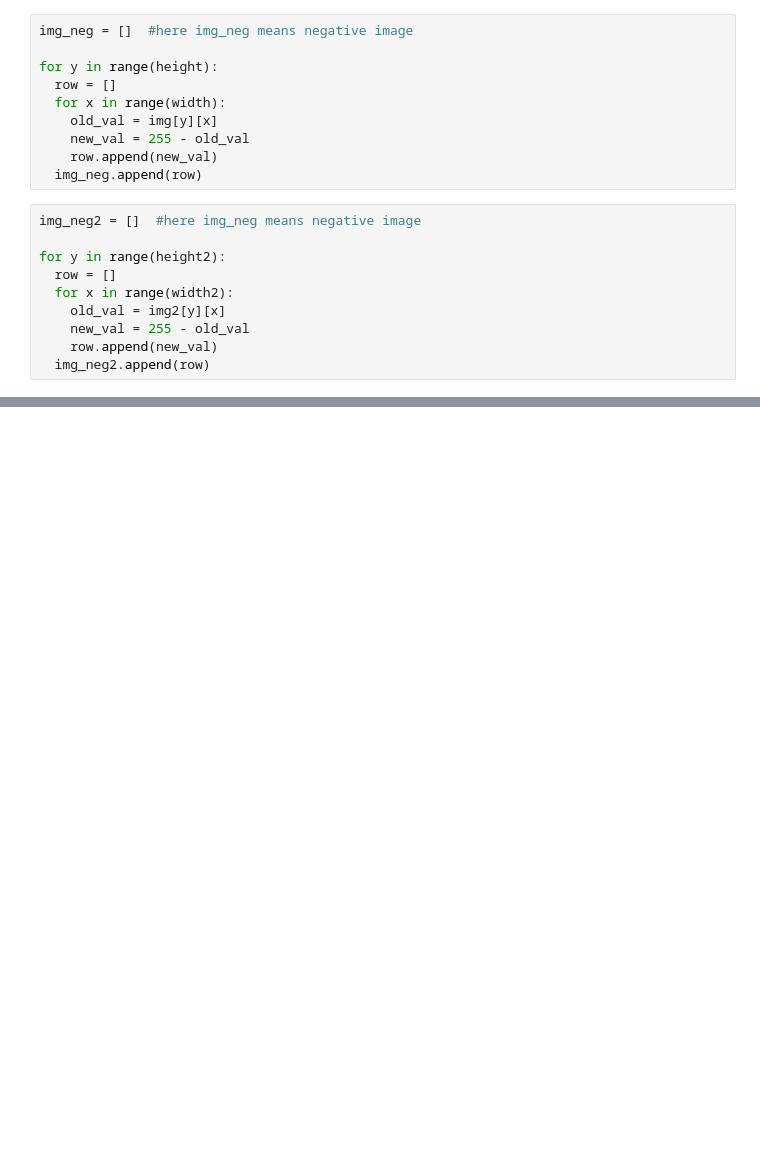
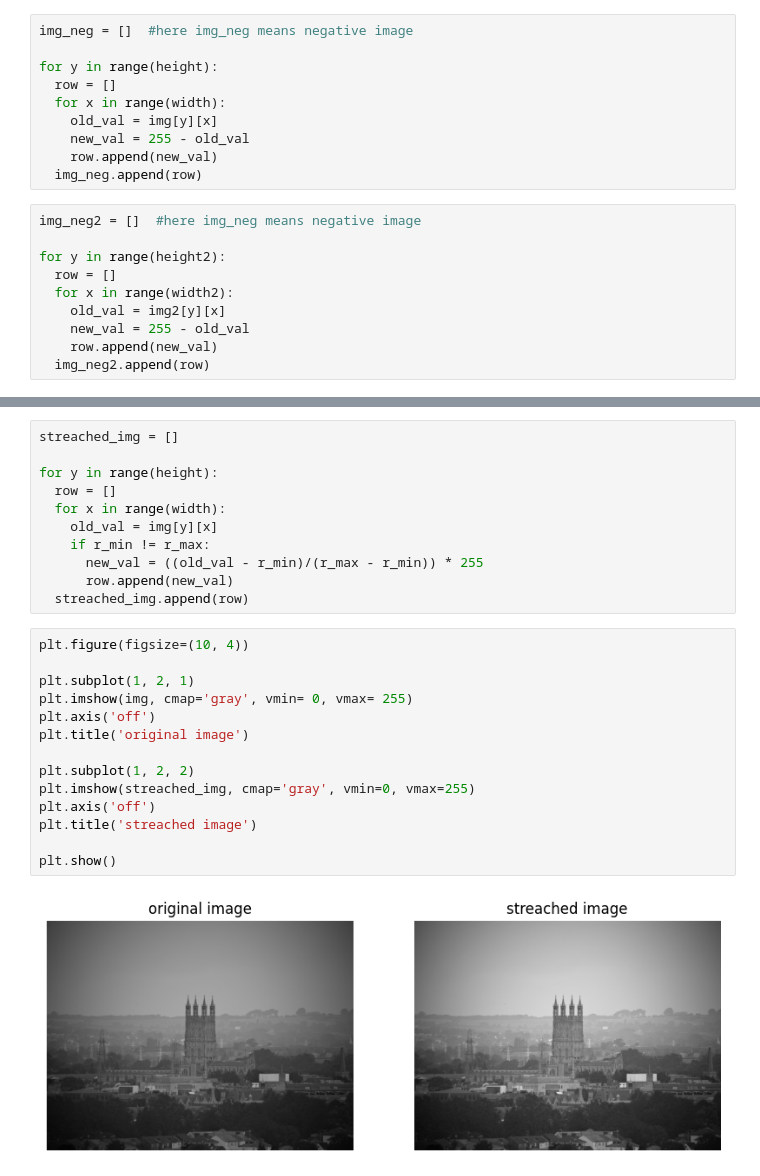
Before and after one commit to sap-tarshi-ghosh/Image-Processing-Tutorial, a Jupyter notebook: code/02_IntensityTransformations_ipynb.ipynb, the cells around one changed output, grey strips where cells are left out. Cells and saved outputs as stored; diff of their text form; blank space fills up the shorter version.

```diff
--- a/code/02_IntensityTransformations_ipynb.ipynb
+++ b/code/02_IntensityTransformations_ipynb.ipynb
@@ -85,0 +108,27 @@ plt.show()
+# %%
+streached_img = []
+
+for y in range(height):
+  row = []
+  for x in range(width):
+    old_val = img[y][x]
+    if r_min != r_max:
+      new_val = ((old_val - r_min)/(r_max - r_min)) * 255
+      row.append(new_val)
+  streached_img.append(row)
+# %%
+plt.figure(figsize=(10, 4))
+
+plt.subplot(1, 2, 1)
+plt.imshow(img, cmap='gray', vmin= 0, vmax= 255)
+plt.axis('off')
+plt.title('original image')
+
+plt.subplot(1, 2, 2)
+plt.imshow(streached_img, cmap='gray', vmin=0, vmax=255)
+plt.axis('off')
+plt.title('streached image')
+
+plt.show()
+# %% [output]
+[figure, added]
```
Also changed, not shown: parts of 8 cells of this notebook.
